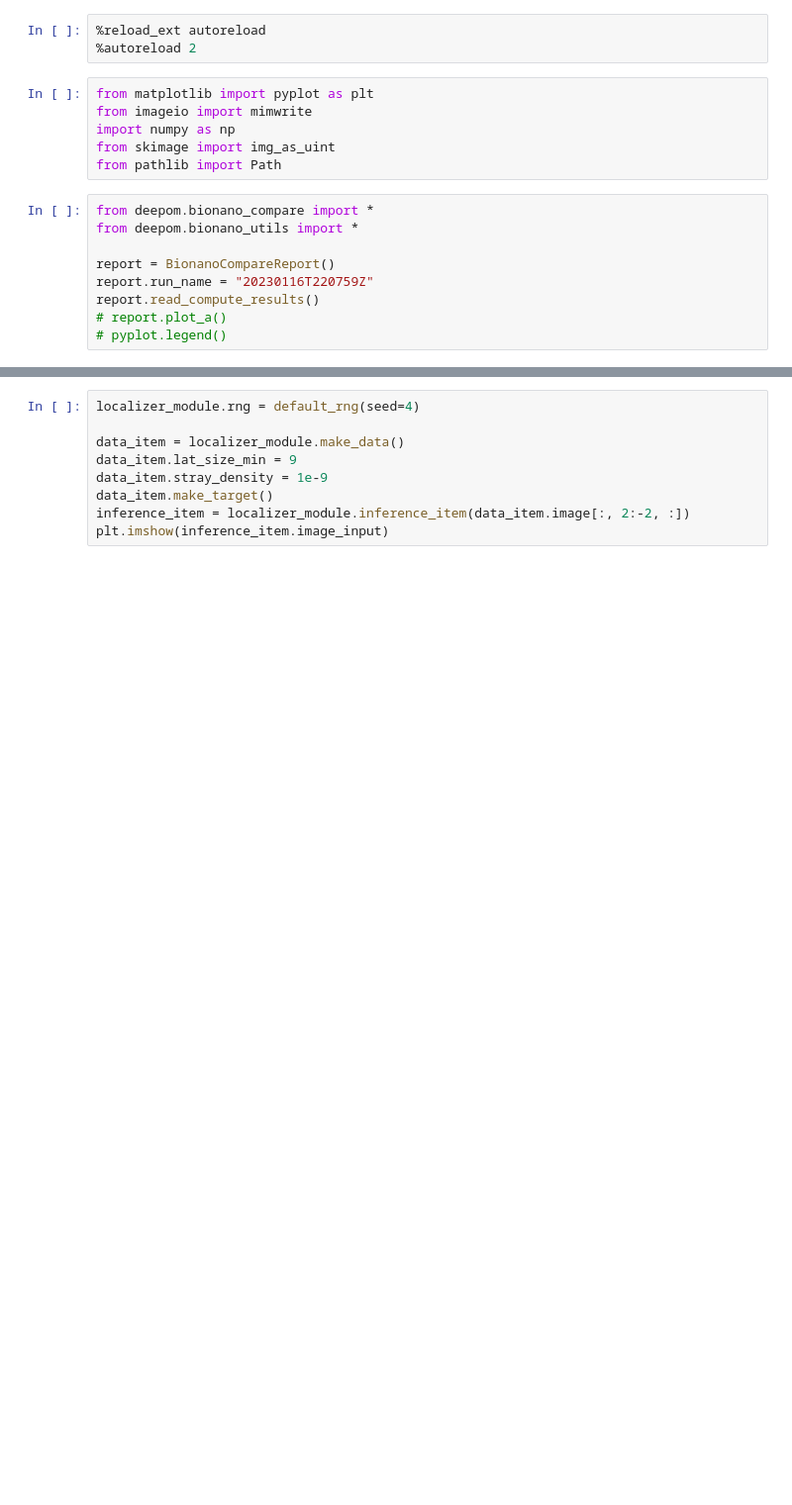
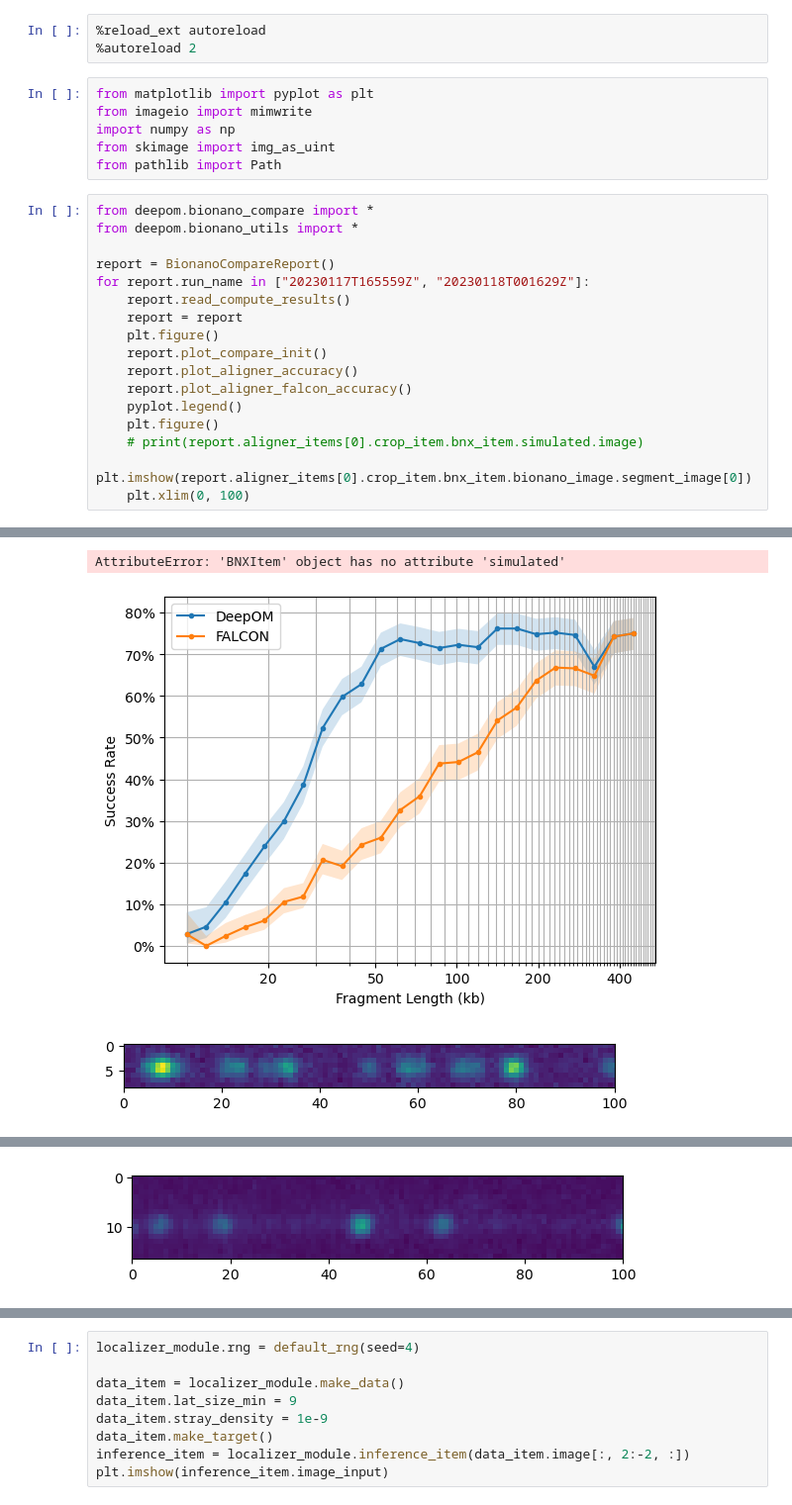
Before and after one commit to yevgenin/DeepOM, a Jupyter notebook: figures/falcon_compare.ipynb, the cells around one changed output, grey strips where cells are left out. Shown at 99% size. Drawn from its saved outputs; the diff is of its cells as text; blank space fills up the shorter version.

```diff
--- a/figures/falcon_compare.ipynb
+++ b/figures/falcon_compare.ipynb
@@ -12,7 +12,16 @@ from deepom.bionano_compare import *
 from deepom.bionano_utils import *
 
 report = BionanoCompareReport()
-report.run_name = "20230116T220759Z"
-report.read_compute_results()
-# report.plot_a()
-# pyplot.legend()
+for report.run_name in ["20230117T165559Z", "20230118T001629Z"]:
+    report.read_compute_results()
+    report = report
+    plt.figure()
+    report.plot_compare_init()
+    report.plot_aligner_accuracy()
+    report.plot_aligner_falcon_accuracy()
+    pyplot.legend()
+    plt.figure()
+    # print(report.aligner_items[0].crop_item.bnx_item.simulated.image)
+    plt.imshow(report.aligner_items[0].crop_item.bnx_item.bionano_image.segment_image[0])
+    plt.xlim(0, 100)
+# %% [output]
@@ -18,0 +30,3 @@ report.read_compute_results()
+AttributeError: 'BNXItem' object has no attribute 'simulated'
+[figure, added]
+[figure, added]
@@ -18,0 +34 @@ report.read_compute_results()
+[figure, added]
```
Also changed, not shown: parts of 4 cells of this notebook, 3 other files.
